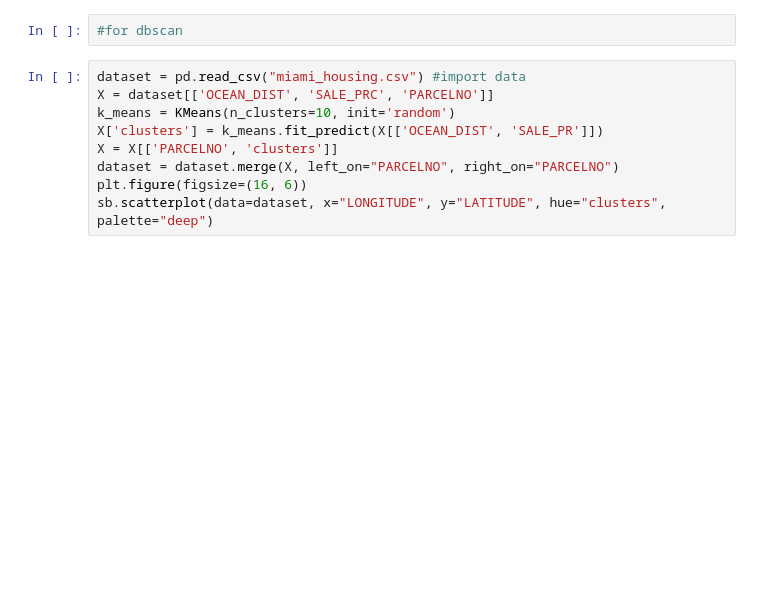
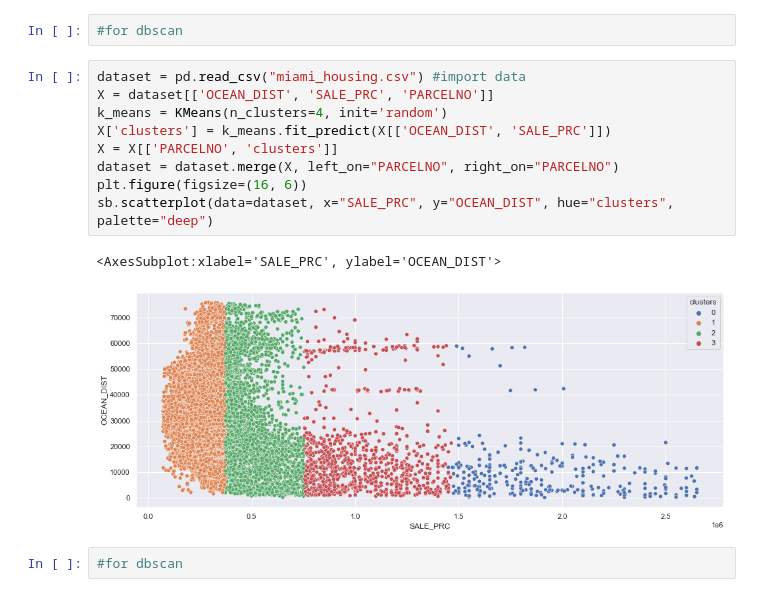
Before and after one commit to S-Samiksha/ClusteringAnalysis, a Jupyter notebook: Kmeans and Kmeans++.ipynb, the cells around one changed output. Saved outputs shown, nothing was run; the diff lists cells and outputs as text; blank space fills up the shorter version.

```diff
--- a/Kmeans and Kmeans++.ipynb
+++ b/Kmeans and Kmeans++.ipynb
@@ -244,9 +244,14 @@ sb.scatterplot(data=dataset, x="OCEAN_DIST", y="WATER_DIST", hue="clusters", pal
 # %%
 dataset = pd.read_csv("miami_housing.csv") #import data
 X = dataset[['OCEAN_DIST', 'SALE_PRC', 'PARCELNO']]
-k_means = KMeans(n_clusters=10, init='random')
-X['clusters'] = k_means.fit_predict(X[['OCEAN_DIST', 'SALE_PR']])
+k_means = KMeans(n_clusters=4, init='random')
+X['clusters'] = k_means.fit_predict(X[['OCEAN_DIST', 'SALE_PRC']])
 X = X[['PARCELNO', 'clusters']]
 dataset = dataset.merge(X, left_on="PARCELNO", right_on="PARCELNO")
 plt.figure(figsize=(16, 6))
-sb.scatterplot(data=dataset, x="LONGITUDE", y="LATITUDE", hue="clusters", palette="deep")
+sb.scatterplot(data=dataset, x="SALE_PRC", y="OCEAN_DIST", hue="clusters", palette="deep")
+# %% [output]
+<AxesSubplot:xlabel='SALE_PRC', ylabel='OCEAN_DIST'>
+[figure, added]
+# %%
+#for dbscan
```
Also changed, not shown: parts of 2 cells of this notebook.
